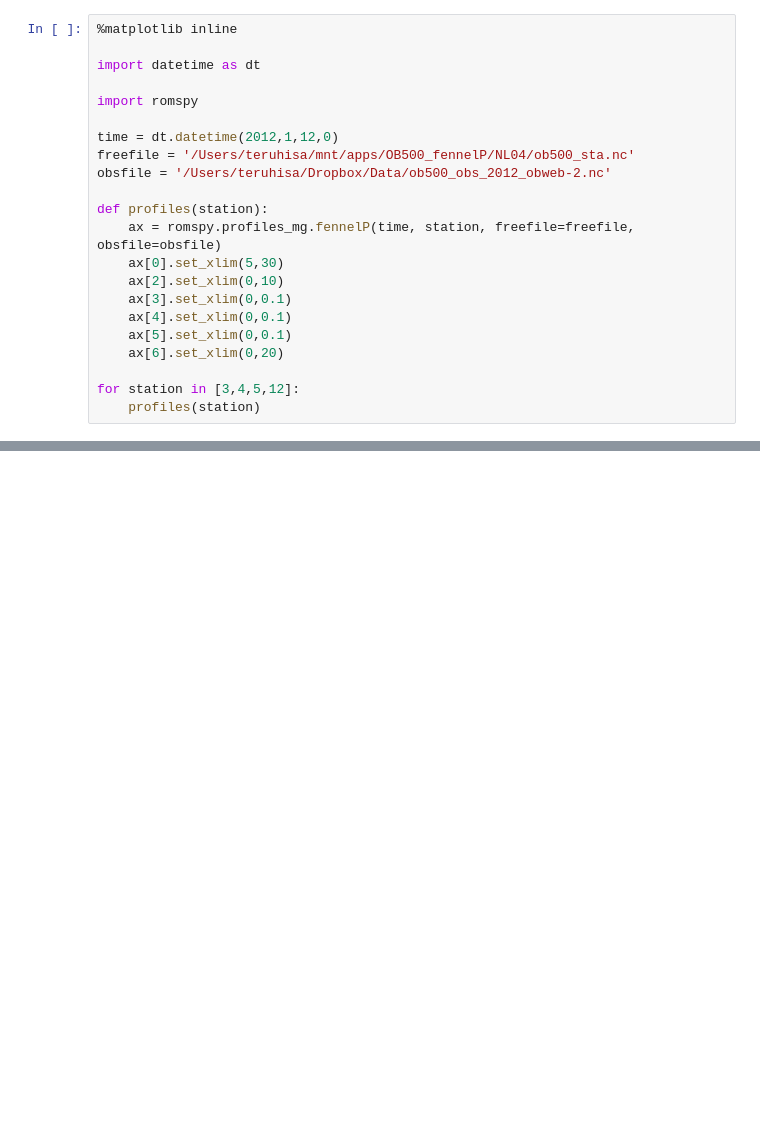
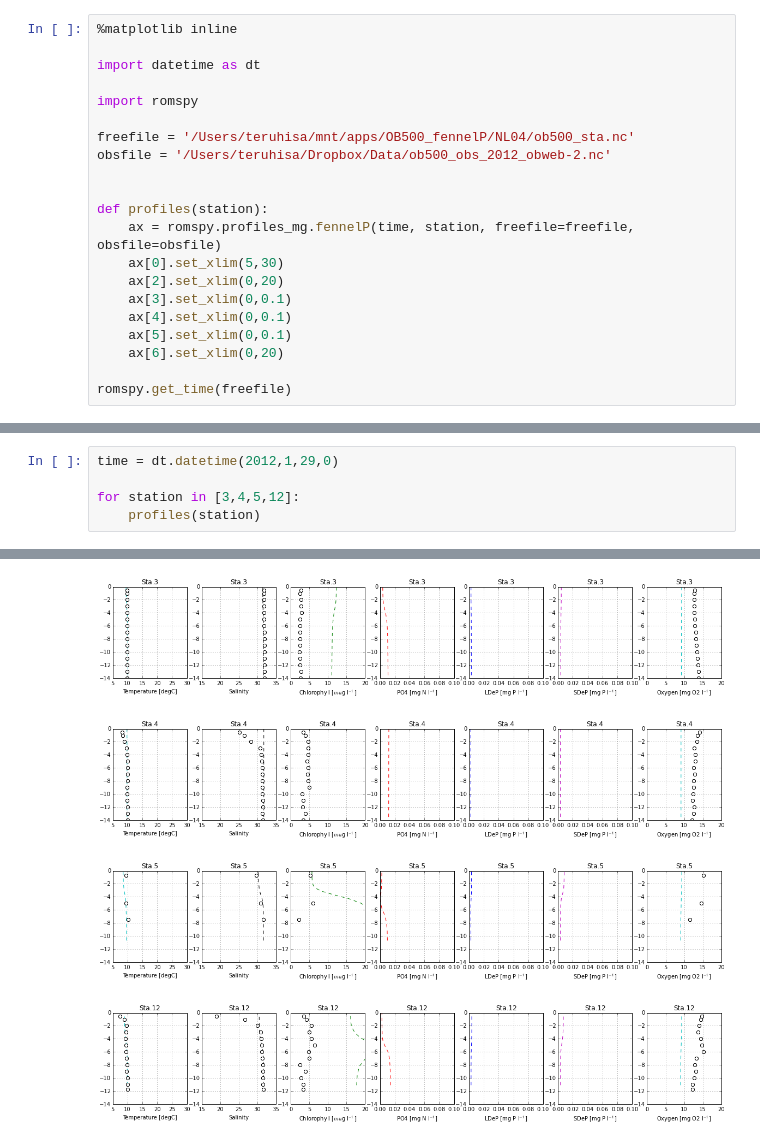
Before and after one commit to okadate/notebook, a Jupyter notebook: romspy/profiles.ipynb, the cells around one changed output, grey strips where cells are left out. Saved outputs shown, nothing was run; the diff lists cells and outputs as text; blank space fills up the shorter version.

```diff
--- a/romspy/profiles.ipynb
+++ b/romspy/profiles.ipynb
@@ -5,20 +5,19 @@ import datetime as dt
 
 import romspy
 
-time = dt.datetime(2012,1,12,0)
 freefile = '/Users/teruhisa/mnt/apps/OB500_fennelP/NL04/ob500_sta.nc'
 obsfile = '/Users/teruhisa/Dropbox/Data/ob500_obs_2012_obweb-2.nc'
+
 
 def profiles(station):
     ax = romspy.profiles_mg.fennelP(time, station, freefile=freefile, obsfile=obsfile)
     ax[0].set_xlim(5,30)
-    ax[2].set_xlim(0,10)
+    ax[2].set_xlim(0,20)
     ax[3].set_xlim(0,0.1)
     ax[4].set_xlim(0,0.1)
     ax[5].set_xlim(0,0.1)
     ax[6].set_xlim(0,20)
 
-for station in [3,4,5,12]:
-    profiles(station)
+romspy.get_time(freefile)
 # %% [output]
 /Users/teruhisa/mnt/apps/OB500_fennelP/NL04/ob500_sta.nc
@@ -43,0 +26,6 @@ for station in [3,4,5,12]:
+# %%
+time = dt.datetime(2012,1,29,0)
+
+for station in [3,4,5,12]:
+    profiles(station)
+# %% [output]
@@ -43,0 +48,4 @@ for station in [3,4,5,12]:
+[figure, added]
+[figure, added]
+[figure, added]
+[figure, added]
```
Also changed, not shown: parts of 2 cells of this notebook, 2 other files.
